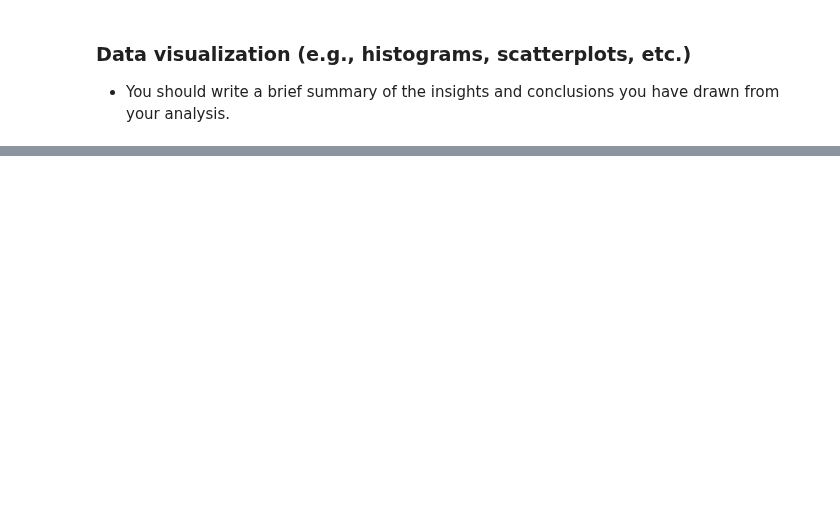
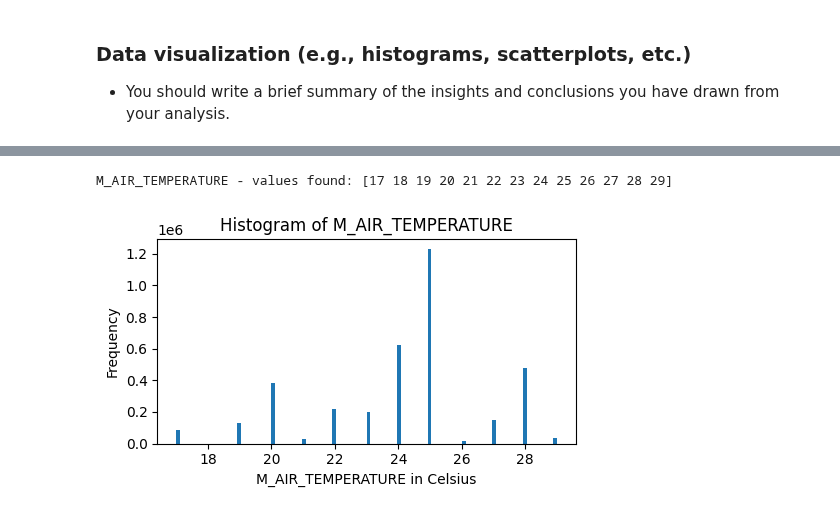
Before and after one commit to omanar1/usable_ai, a Jupyter notebook: Homework/HW5_assignment_m05_eda_Ricardo OMANA.ipynb, the cells around one changed output, grey strips where cells are left out. Drawn from its saved outputs; the diff is of its cells as text; code cells hidden in the pictures; blank space fills up the shorter version.

```diff
--- a/Homework/HW5_assignment_m05_eda_Ricardo OMANA.ipynb
+++ b/Homework/HW5_assignment_m05_eda_Ricardo OMANA.ipynb
@@ -137,0 +462,18 @@ Affected correlations:['M_WEATHER/M_PACKET_FORMAT', 'M_WEATHER/M_GAME_MAJOR_VERS
+# %%
+# Apply the category mapping to the 'M_WEATHER' column
+df_weather['M_WEATHER_LABEL'] = df_weather['M_WEATHER'].map(category_mapping)
+
+# Create a frequency table with counts and percentages
+frequency_table = df_weather['M_WEATHER_LABEL'].value_counts().reset_index()
+
+# Rename columns for clarity
+frequency_table.columns = ['M_WEATHER', 'Count']
+
+# Add a percentage column
+frequency_table['Percentage'] = (frequency_table['Count'] / len(df_weather["M_WEATHER"])) * 100
+
+# Round the percentage values for readability
+frequency_table['Percentage'] = frequency_table['Percentage'].round(2)
+
+# Display the frequency table
+display(frequency_table)
@@ -137,0 +486,19 @@ Affected correlations:['M_WEATHER/M_PACKET_FORMAT', 'M_WEATHER/M_GAME_MAJOR_VERS
+# %%
+# M_AIR_TEMPERATURE in C
+
+# Get unique values and sort them
+unique_values = np.sort(df_weather['M_AIR_TEMPERATURE'].unique())
+print("M_AIR_TEMPERATURE - values found:", unique_values)
+
+
+fig = plt.figure(figsize=(5, 3))
+plt.hist(df_weather['M_AIR_TEMPERATURE'],bins=100)
+plt.xlabel('M_AIR_TEMPERATURE in Celsius')
+plt.ylabel('Frequency')
+plt.title('Histogram of M_AIR_TEMPERATURE')
+
+plt.tight_layout()
+plt.show()
+# %% [output]
+M_AIR_TEMPERATURE - values found: [17 18 19 20 21 22 23 24 25 26 27 28 29]
+[figure, added]
```
Also changed, not shown: parts of 20 cells of this notebook.
